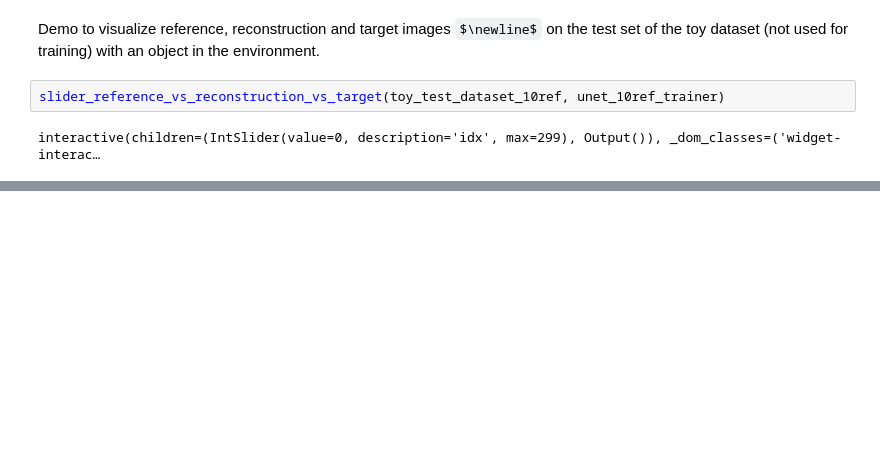
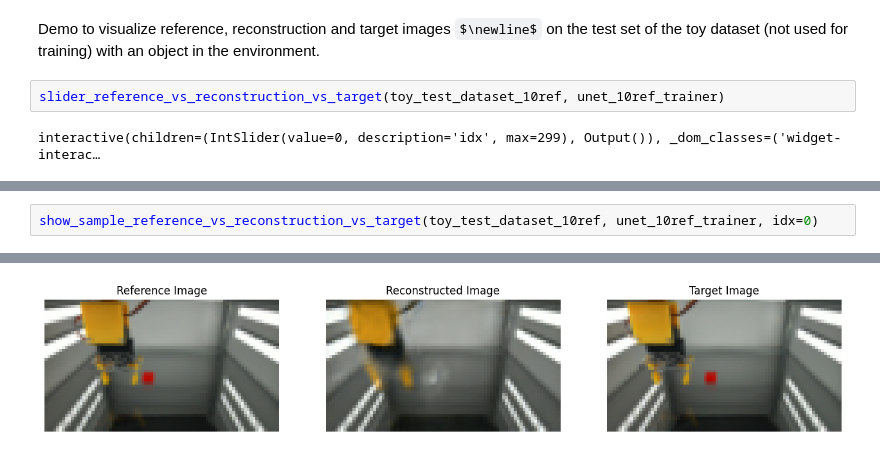
Before and after one commit to GiacomoBillo/cloudgripper-visual-autoencoder, a Jupyter notebook: visual_autoencoder/demo.ipynb, the cells around one changed output, grey strips where cells are left out. Drawn from its saved outputs; the diff is of its cells as text; some formulas as TeX source; blank space fills up the shorter version.

```diff
--- a/visual_autoencoder/demo.ipynb
+++ b/visual_autoencoder/demo.ipynb
@@ -576,0 +692,3 @@ Robot configuration x=0.207, y=0.507, z=0.128, r=0.594, g=0.567
+# %%
+show_sample_reference_vs_reconstruction_vs_target(toy_test_dataset_10ref, unet_10ref_trainer, idx=0)
+# %% [output]
@@ -576,0 +699 @@ Robot configuration x=0.207, y=0.507, z=0.128, r=0.594, g=0.567
+[figure, added]
```
Also changed, not shown: parts of 27 cells of this notebook, 1 other file.
